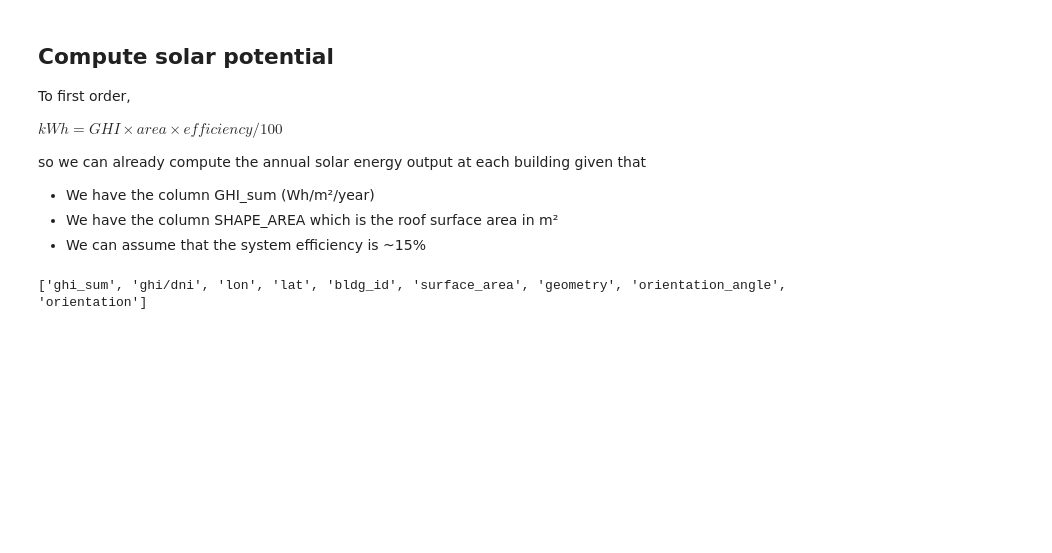
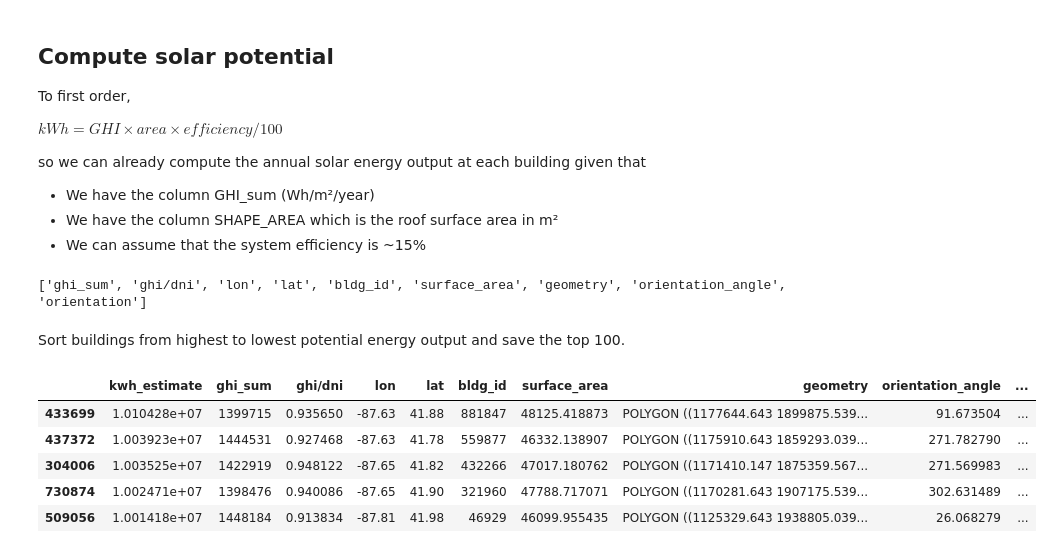
Before and after one commit to dpmendez/solar-energy, a Jupyter notebook: chicago/summarize_solardata.ipynb, the cells around one changed output. Cells and saved outputs as stored; diff of their text form; code cells hidden in the pictures; blank space fills up the shorter version.

Commit message:
Sort buildings by energy estimate and save the top ones.

```diff
--- a/chicago/summarize_solardata.ipynb
+++ b/chicago/summarize_solardata.ipynb
@@ -191,0 +170,20 @@ gdf.to_file('data/solar_summary.geojson', driver='GeoJSON')
+# %% [markdown]
+Sort buildings from highest to lowest potential energy output and save the top 100.
+# %%
+col_pop = 'kwh_estimate'
+gdf.insert(0, col_pop, gdf.pop(col_pop))
+
+gdf_sorted = gdf.sort_values(by="kwh_estimate", ascending=False)
+
+# save to geojson
+top_k = gdf_sorted.head(100)
+top_k.to_file("top_100_buildings.geojson", driver="GeoJSON")
+top_k.drop(columns="geometry").to_csv("top_100_buildings.csv", index=False)
+top_k.tail()
+# %% [output]
+|  | kwh_estimate | ghi_sum | ghi/dni | lon | lat | bldg_id | surface_area | geometry | orientation_angle | ... |
+| 433699 | 1.010428e+07 | 1399715 | 0.935650 | -87.63 | 41.88 | 881847 | 48125.418873 | POLYGON ((1177644.643 1899875.539... | 91.673504 | ... |
+| 437372 | 1.003923e+07 | 1444531 | 0.927468 | -87.63 | 41.78 | 559877 | 46332.138907 | POLYGON ((1175910.643 1859293.039... | 271.782790 | ... |
+| 304006 | 1.003525e+07 | 1422919 | 0.948122 | -87.65 | 41.82 | 432266 | 47017.180762 | POLYGON ((1171410.147 1875359.567... | 271.569983 | ... |
+| 730874 | 1.002471e+07 | 1398476 | 0.940086 | -87.65 | 41.90 | 321960 | 47788.717071 | POLYGON ((1170281.643 1907175.539... | 302.631489 | ... |
+| 509056 | 1.001418e+07 | 1448184 | 0.913834 | -87.81 | 41.98 | 46929 | 46099.955435 | POLYGON ((1125329.643 1938805.039... | 26.068279 | ... |
```
Also changed, not shown: parts of 1 cell of this notebook.
